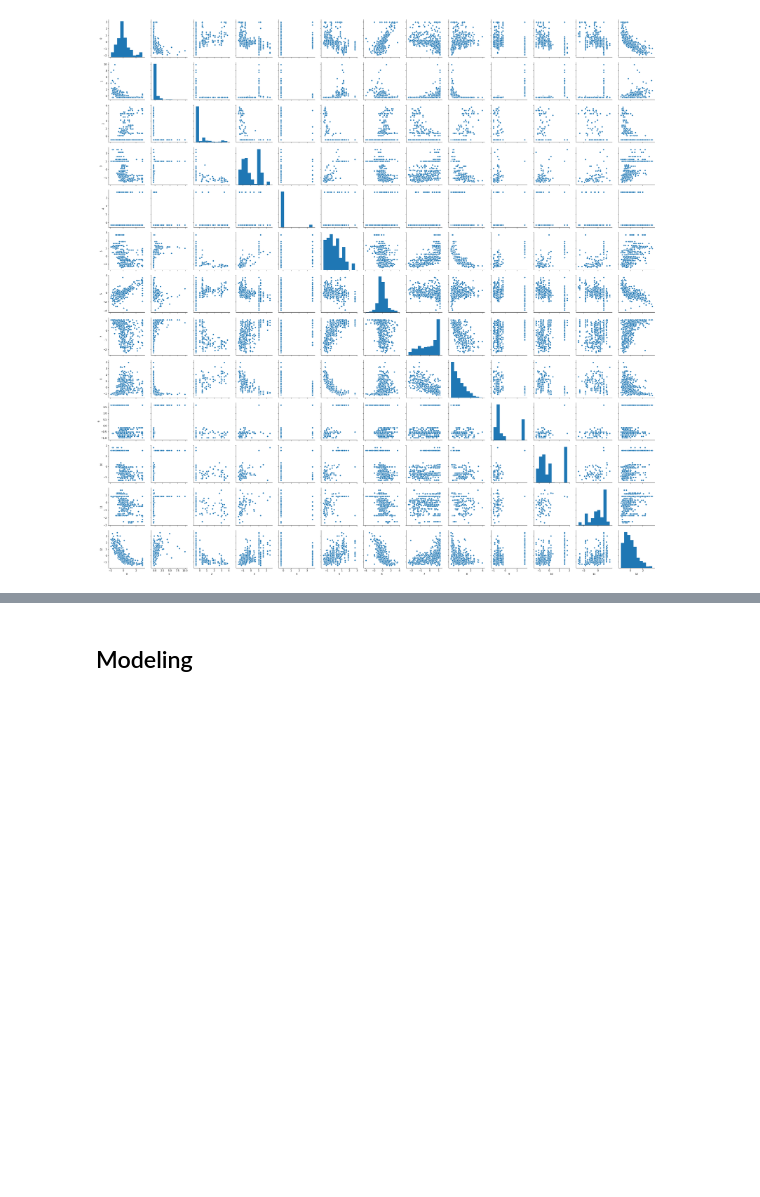
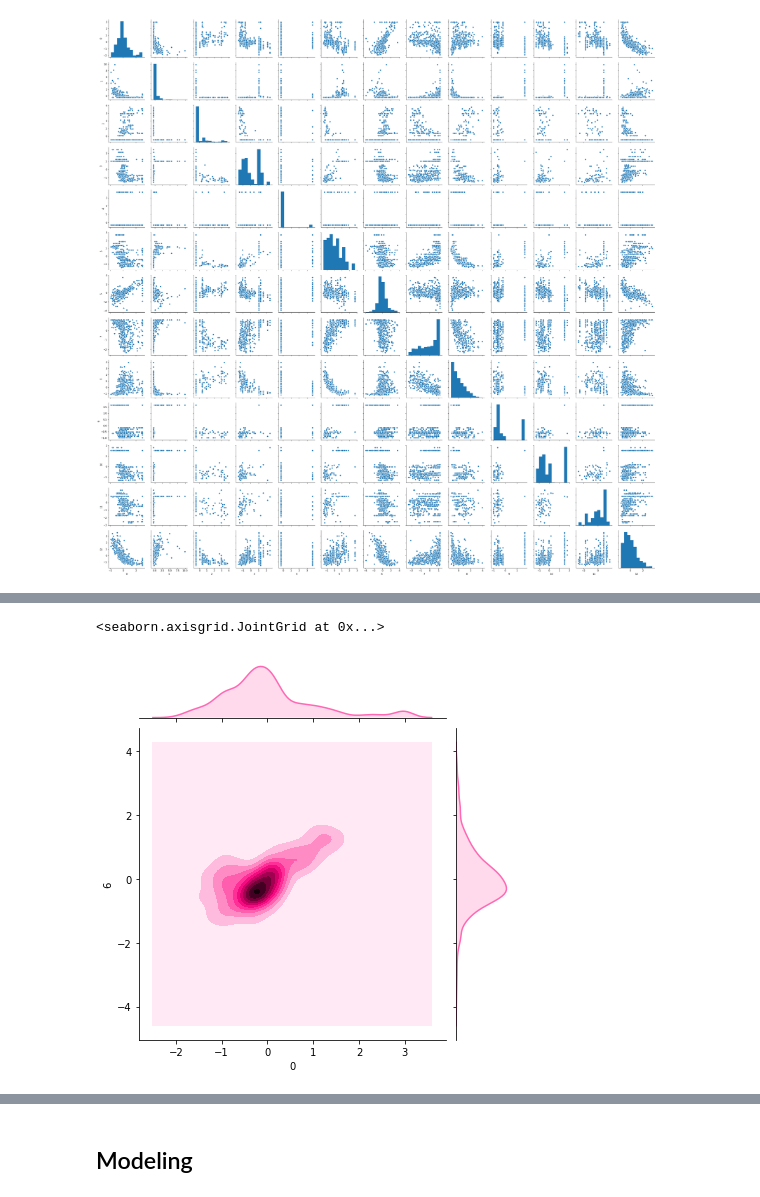
Before and after one commit to brandibeals/NW422-Week3-Housing, a Jupyter notebook: Beals Assignment 3.ipynb, the cells around one changed output, grey strips where cells are left out. Drawn from its saved outputs; the diff is of its cells as text; code cells hidden in the pictures; blank space fills up the shorter version.

```diff
--- a/Beals Assignment 3.ipynb
+++ b/Beals Assignment 3.ipynb
@@ -201,0 +223,8 @@ AttributeError: 'Series' object has no attribute 'log'
+# %%
+# 0 v 6: median value v rooms
+sns.jointplot(x=boston_norm[0], y=boston_norm[6], kind='kde', color="hotpink")
+
+# there is a linear relationship between median home value and the number of bedrooms
+# %% [output]
+<seaborn.axisgrid.JointGrid at 0x...>
+[figure, added]
```
Also changed, not shown: parts of 10 cells of this notebook.
